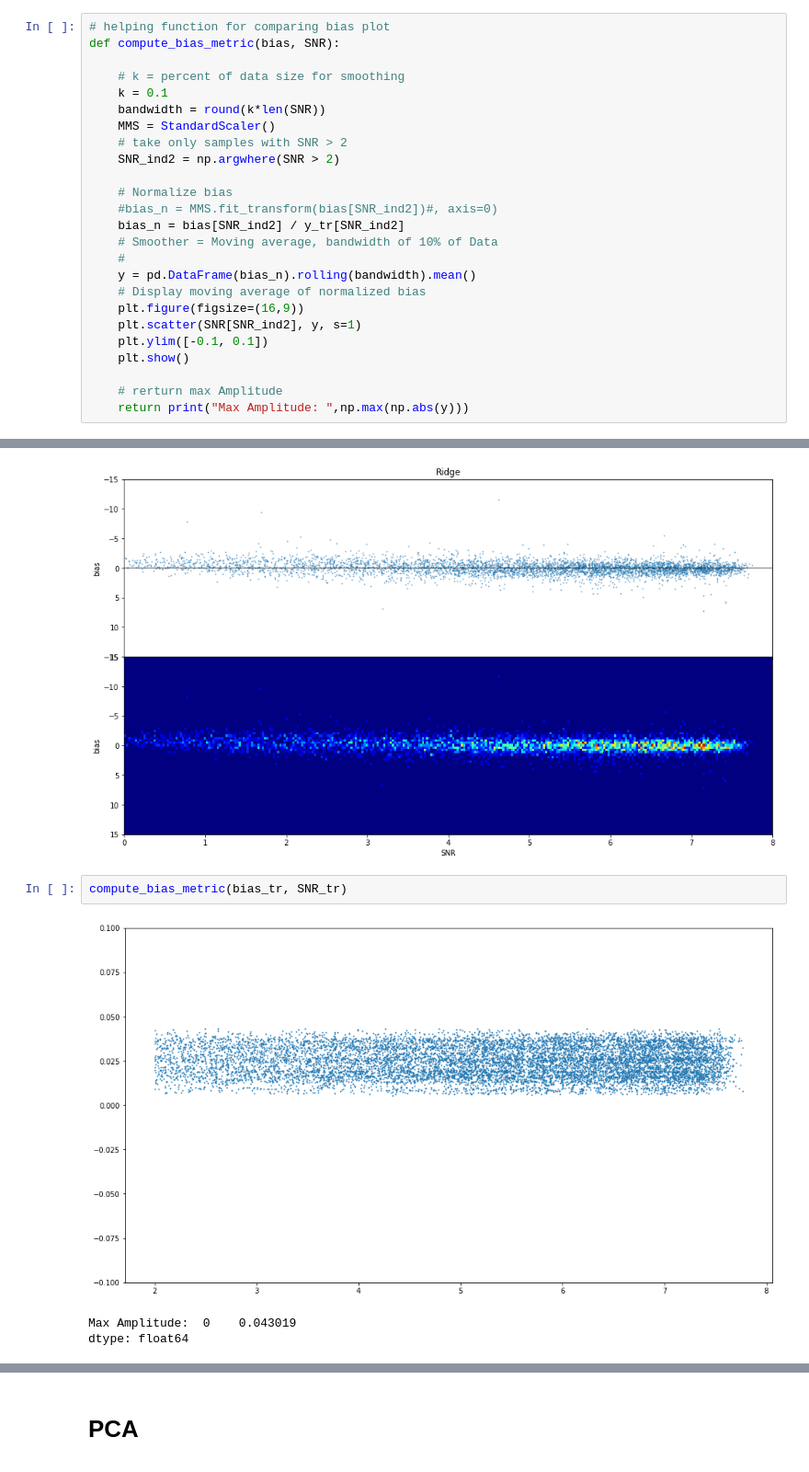
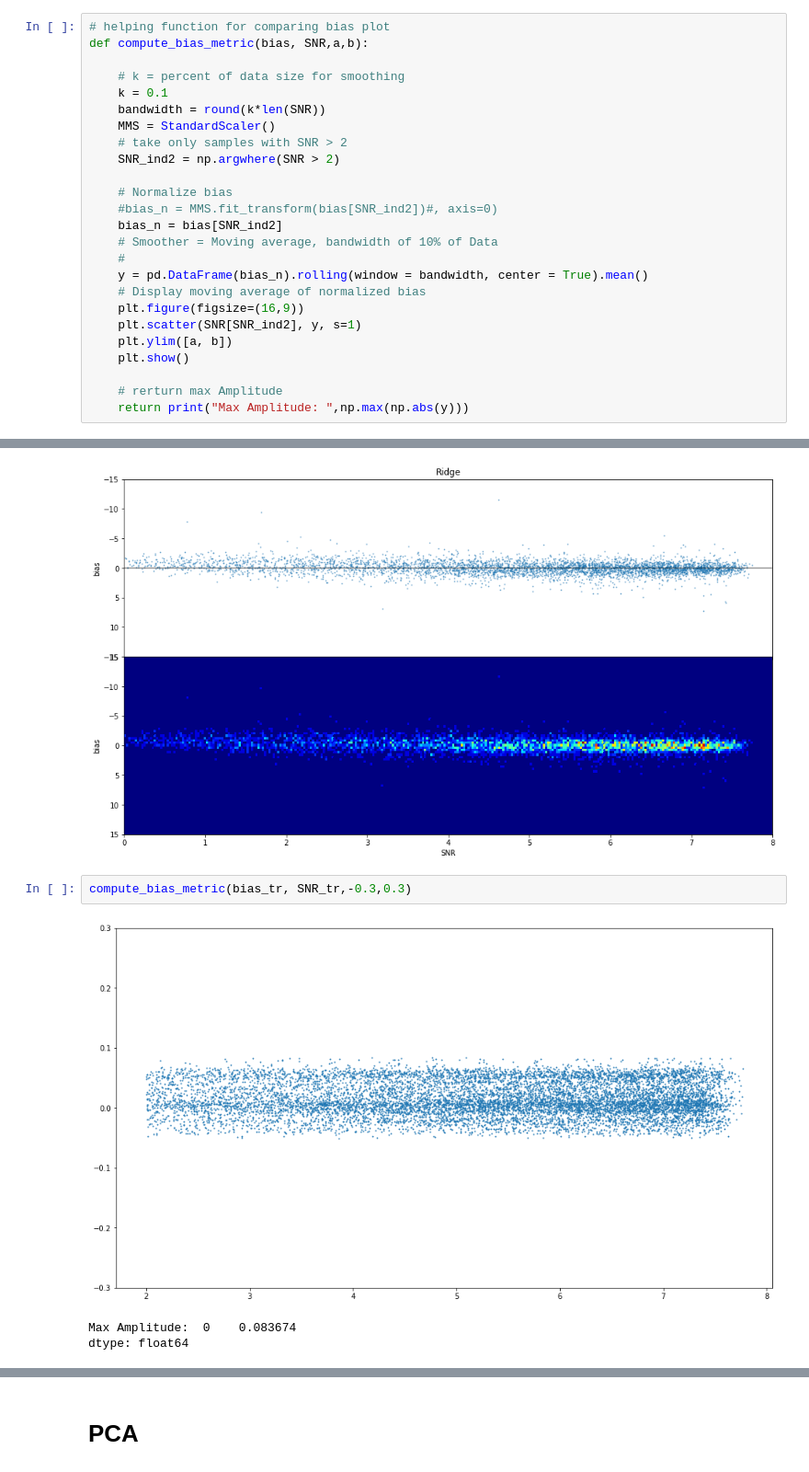
Before and after one commit to zweili/ml_project_2, a Jupyter notebook: project_2_merged.ipynb, the cells around one changed output, grey strips where cells are left out. Shown at 92% size. Drawn from its saved outputs; the diff is of its cells as text.

Commit message:
Removed normalization in the bias (y_true)

```diff
--- a/project_2_merged.ipynb
+++ b/project_2_merged.ipynb
@@ -838,7 +838,7 @@ labels_FB = labels[FB_labels]
 # Bias Metric (used above in cross_validation section)
 # %%
 # helping function for comparing bias plot
-def compute_bias_metric(bias, SNR):
+def compute_bias_metric(bias, SNR,a,b):
 
     # k = percent of data size for smoothing
     k = 0.1
@@ -849,14 +849,14 @@ def compute_bias_metric(bias, SNR):
 
     # Normalize bias
     #bias_n = MMS.fit_transform(bias[SNR_ind2])#, axis=0)
-    bias_n = bias[SNR_ind2] / y_tr[SNR_ind2]
+    bias_n = bias[SNR_ind2]
     # Smoother = Moving average, bandwidth of 10% of Data
     #
-    y = pd.DataFrame(bias_n).rolling(bandwidth).mean()
+    y = pd.DataFrame(bias_n).rolling(window = bandwidth, center = True).mean()
     # Display moving average of normalized bias
     plt.figure(figsize=(16,9))
     plt.scatter(SNR[SNR_ind2], y, s=1)
-    plt.ylim([-0.1, 0.1])
+    plt.ylim([a, b])
     plt.show()
 
     # rerturn max Amplitude
@@ -1080,9 +1076,9 @@ f.subplots_adjust(hspace=0)
 # %% [output]
 [figure]
 # %%
-compute_bias_metric(bias_tr, SNR_tr)
+compute_bias_metric(bias_tr, SNR_tr,-0.3,0.3)
 # %% [output]
-[figure, old version]
+[figure, new version]
-Max Amplitude:  0    0.043019
+Max Amplitude:  0    0.083674
 dtype: float64
 # %%
```
Also changed, not shown: parts of 13 cells of this notebook.
